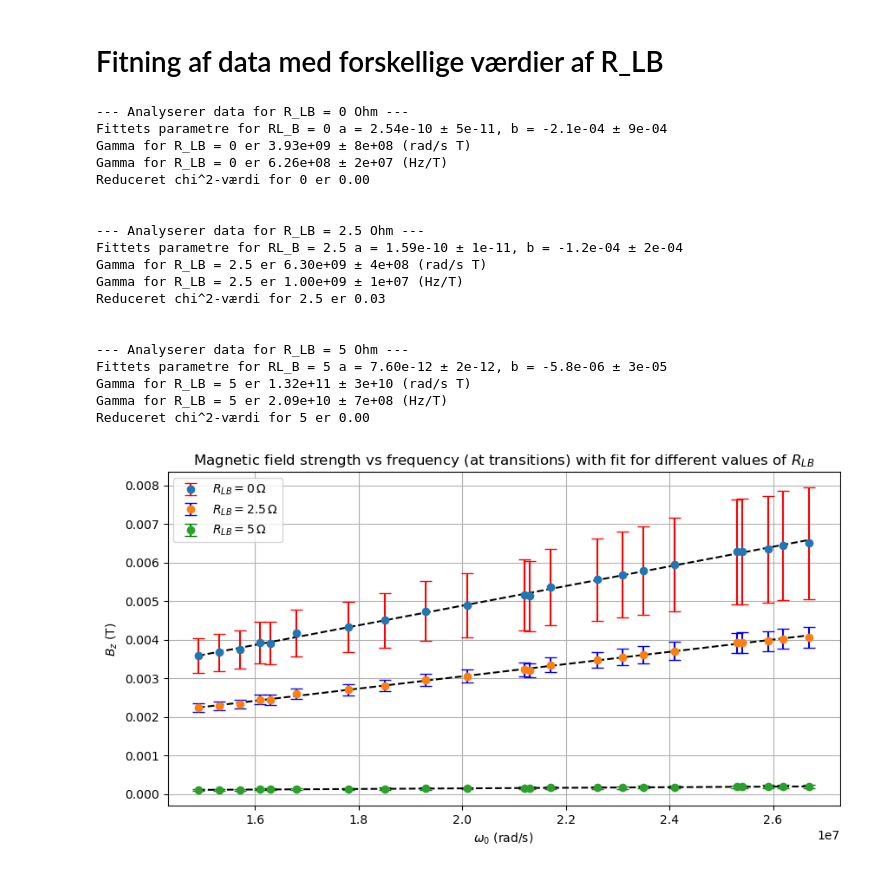
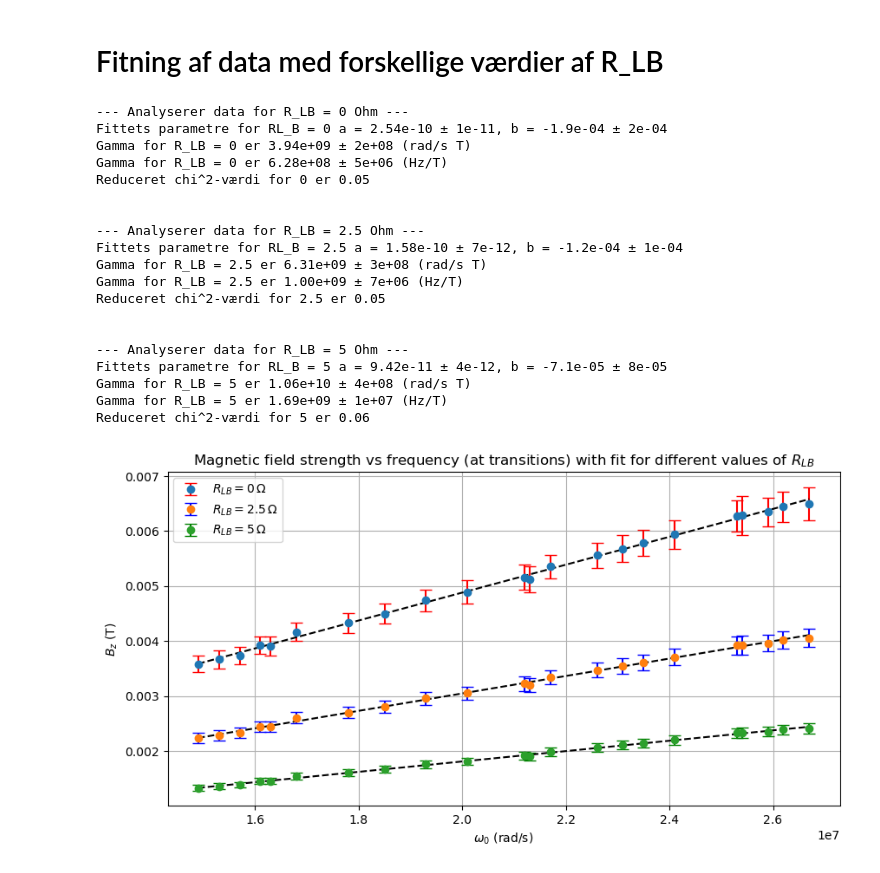
Before and after one commit to Focus9752/Kvant2-lab, a Jupyter notebook: dataanalyse.ipynb, the cells around one changed output. Cells and saved outputs as stored; diff of their text form; code cells hidden in the pictures.

```diff
--- a/dataanalyse.ipynb
+++ b/dataanalyse.ipynb
@@ -187,7 +187,7 @@ def main(file_list, R_LB=5, R_HH=2, sigma_R_HH=0.001, n=122, sigma_n=2, d=0.3, s
     perr = np.sqrt(np.diag(pcov))
     print(f"Fittets parametre for RL_B = {R_LB} a = {a_fit:.2e} ± {perr[0]:.0e}, b = {b_fit:.1e} ± {perr[1]:.0e}")
 
-    gamma = a_fit**(-1)
+    gamma = 1/a_fit
     gamma_error = np.sqrt(perr[0]**2 / a_fit**4)
 
     print(f"Gamma for R_LB = {R_LB} er {gamma:.2e} ± {gamma_error:.0e} (rad/s T)")
@@ -220,46 +220,46 @@ def main(file_list, R_LB=5, R_HH=2, sigma_R_HH=0.001, n=122, sigma_n=2, d=0.3, s
         "frequency_list": frequency_list,
         "HH_B_averages": HH_B_averages,
         "HH_B_errors": HH_B_errors
     }
 
 
 # Værdier for forskellige værdier af R_LB
-res_0 = main(file_list, R_LB=0, R_HH=2, sigma_R_HH=0.1, n=124, sigma_n=2, d=0.3, sigma_d=0.01)
-res_2_5 = main(file_list, R_LB=2.5, R_HH=2, sigma_R_HH=0.1, n=124, sigma_n=2, d=0.3, sigma_d=0.01)
-res_5 = main(file_list, R_LB=5, R_HH=2, sigma_R_HH=0.1, n=124, sigma_n=2, d=0.3, sigma_d=0.01)
+res_0 = main(file_list, R_LB=0, R_HH=2, sigma_R_HH=0.001, n=124, sigma_n=2, d=0.3, sigma_d=0.01)
+res_2_5 = main(file_list, R_LB=2.5, R_HH=2, sigma_R_HH=0.001, n=124, sigma_n=2, d=0.3, sigma_d=0.01)
+res_5 = main(file_list, R_LB=5, R_HH=2, sigma_R_HH=0.001, n=124, sigma_n=2, d=0.3, sigma_d=0.01)
 
 # Plotting af resultaterne for forskellige værdier af R_LB
 plt.figure(figsize=(10, 5))
 plt.errorbar(frequency_list_HZ, res_0["HH_B_averages"], yerr=res_0["HH_B_errors"], fmt='o', label=r'$R_{LB} = 0 \, \Omega$', capsize=5, ecolor='red')
 plt.errorbar(frequency_list_HZ, res_2_5["HH_B_averages"], yerr=res_2_5["HH_B_errors"], fmt='o', label=r'$R_{LB} = 2.5 \, \Omega$', capsize=5, ecolor='blue')
 plt.errorbar(frequency_list_HZ, res_5["HH_B_averages"], yerr=res_5["HH_B_errors"], fmt='o', label=r'$R_{LB} = 5 \, \Omega$', capsize=5, ecolor='green')
 plt.plot(frequency_list_HZ, lin_func(np.array(frequency_list_HZ), *res_0["popt"]), color="black", linestyle="dashed")
 plt.plot(frequency_list_HZ, lin_func(np.array(frequency_list_HZ), *res_2_5["popt"]), color="black", linestyle="dashed")
 plt.plot(frequency_list_HZ, lin_func(np.array(frequency_list_HZ), *res_5["popt"]), color="black", linestyle="dashed")
 plt.xlabel(r'$\omega_0$ (rad/s)')
 plt.ylabel(r'$B_z$ (T)')
 plt.title(r'Magnetic field strength vs frequency (at transitions) with fit for different values of $R_{LB}$')
 plt.grid()
 plt.legend()
 plt.show()
 # %% [output]
 --- Analyserer data for R_LB = 0 Ohm ---
-Fittets parametre for RL_B = 0 a = 2.54e-10 ± 5e-11, b = -2.1e-04 ± 9e-04
-Gamma for R_LB = 0 er 3.93e+09 ± 8e+08 (rad/s T)
-Gamma for R_LB = 0 er 6.26e+08 ± 2e+07 (Hz/T)
-Reduceret chi^2-værdi for 0 er 0.00
+Fittets parametre for RL_B = 0 a = 2.54e-10 ± 1e-11, b = -1.9e-04 ± 2e-04
+Gamma for R_LB = 0 er 3.94e+09 ± 2e+08 (rad/s T)
+Gamma for R_LB = 0 er 6.28e+08 ± 5e+06 (Hz/T)
+Reduceret chi^2-værdi for 0 er 0.05
 
 
 --- Analyserer data for R_LB = 2.5 Ohm ---
-Fittets parametre for RL_B = 2.5 a = 1.59e-10 ± 1e-11, b = -1.2e-04 ± 2e-04
-Gamma for R_LB = 2.5 er 6.30e+09 ± 4e+08 (rad/s T)
-Gamma for R_LB = 2.5 er 1.00e+09 ± 1e+07 (Hz/T)
-Reduceret chi^2-værdi for 2.5 er 0.03
+Fittets parametre for RL_B = 2.5 a = 1.58e-10 ± 7e-12, b = -1.2e-04 ± 1e-04
+Gamma for R_LB = 2.5 er 6.31e+09 ± 3e+08 (rad/s T)
+Gamma for R_LB = 2.5 er 1.00e+09 ± 7e+06 (Hz/T)
+Reduceret chi^2-værdi for 2.5 er 0.05
 
 
 --- Analyserer data for R_LB = 5 Ohm ---
-Fittets parametre for RL_B = 5 a = 7.60e-12 ± 2e-12, b = -5.8e-06 ± 3e-05
-Gamma for R_LB = 5 er 1.32e+11 ± 3e+10 (rad/s T)
-Gamma for R_LB = 5 er 2.09e+10 ± 7e+08 (Hz/T)
-Reduceret chi^2-værdi for 5 er 0.00
+Fittets parametre for RL_B = 5 a = 9.42e-11 ± 4e-12, b = -7.1e-05 ± 8e-05
+Gamma for R_LB = 5 er 1.06e+10 ± 4e+08 (rad/s T)
+Gamma for R_LB = 5 er 1.69e+09 ± 1e+07 (Hz/T)
+Reduceret chi^2-værdi for 5 er 0.06
-[figure, old version]
+[figure, new version]
```
